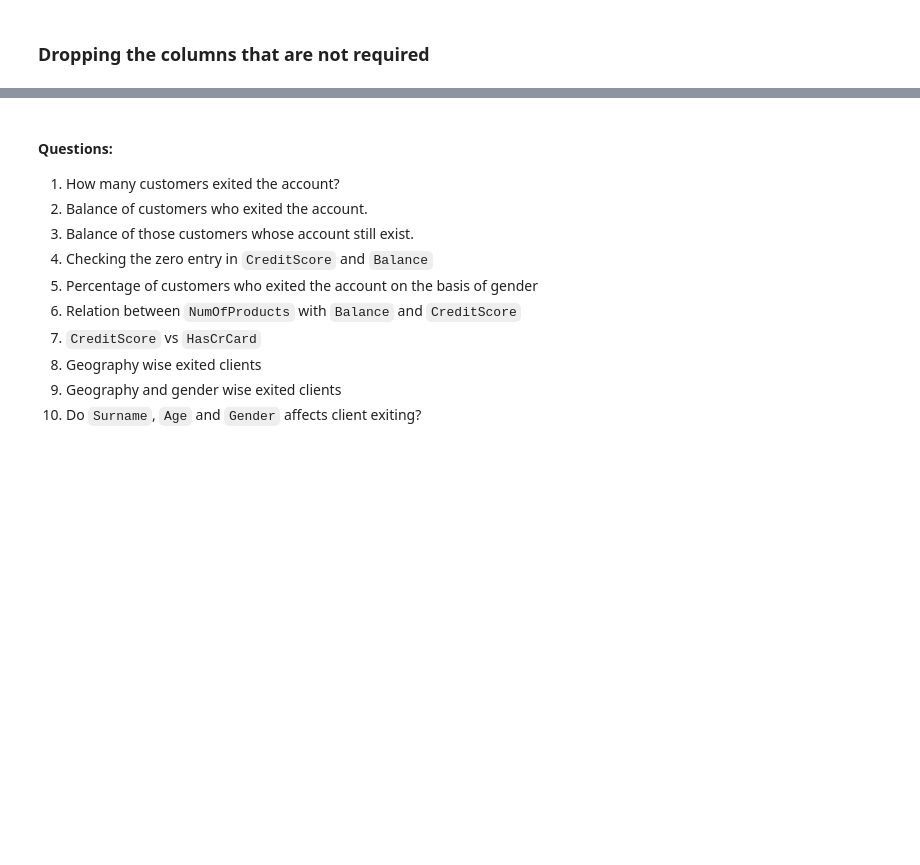
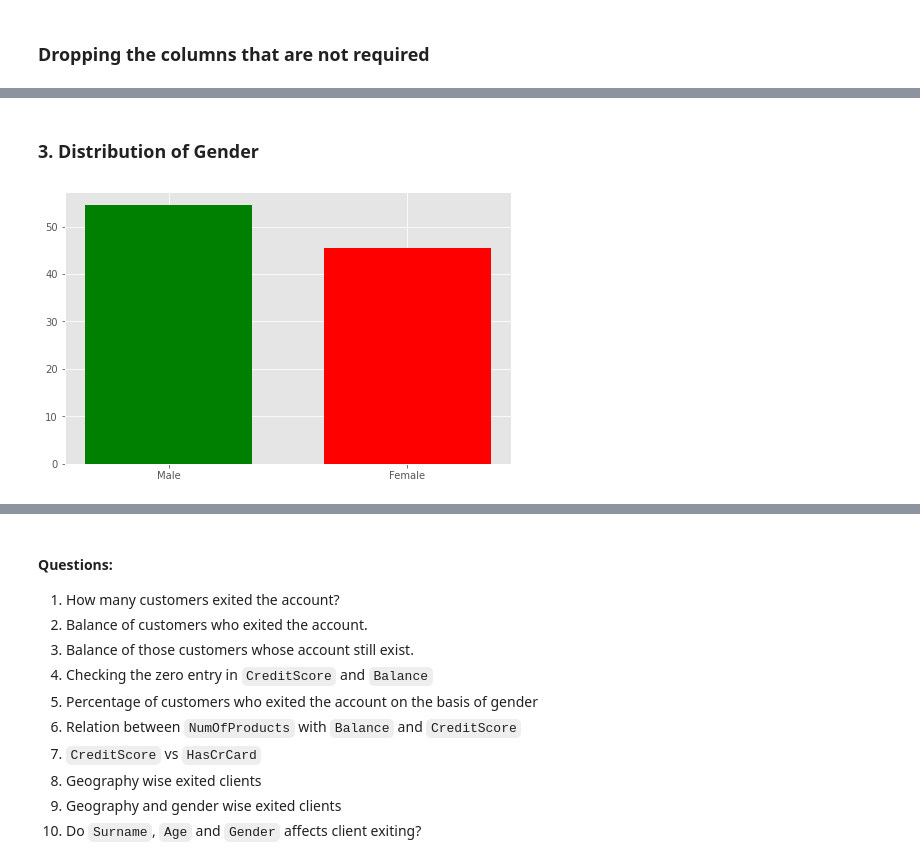
Before and after one commit to sank3t/Bank-Customer-Churn, a Jupyter notebook: Bank-Customer-Churn.ipynb, the cells around one changed output, grey strips where cells are left out. Drawn from its saved outputs; the diff is of its cells as text; code cells hidden in the pictures; blank space fills up the shorter version.

```diff
--- a/Bank-Customer-Churn.ipynb
+++ b/Bank-Customer-Churn.ipynb
@@ -79,0 +117,11 @@ df = df.drop(columns=['RowNumber', 'CustomerId'])
+# %% [markdown]
+### 3. Distribution of Gender
+# %%
+gender_df = bank_customer_df['Gender'].value_counts(normalize=True)
+
+plt.figure(figsize=(8, 5))
+plt.bar(gender_df.index, gender_df.values*100, color=['green', 'red'], width=0.7)
+
+plt.show()
+# %% [output]
+[figure, added]
```
Also changed, not shown: parts of 26 cells of this notebook.
